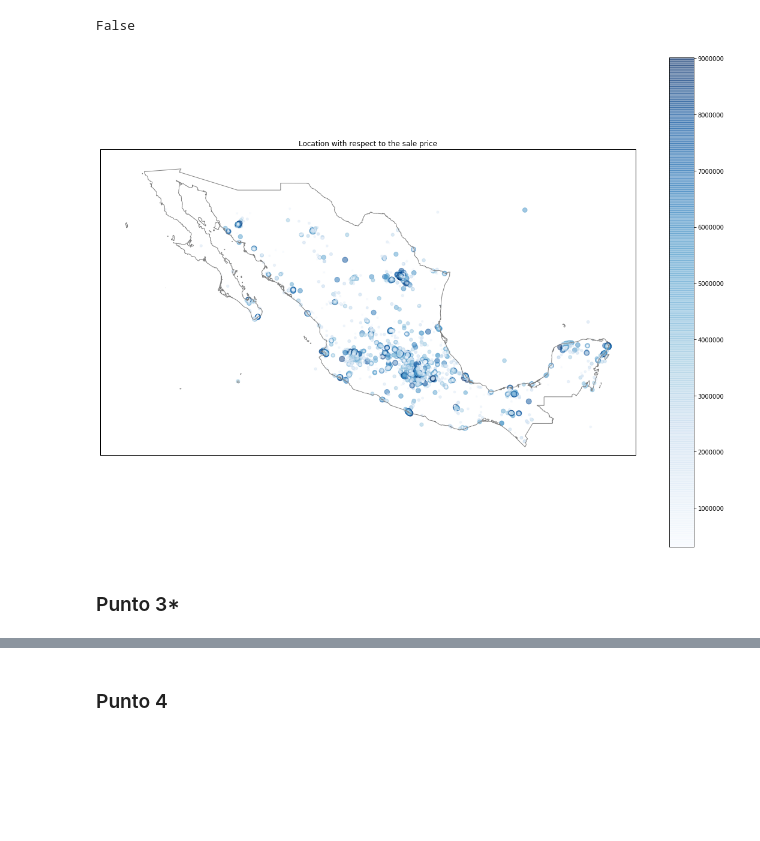
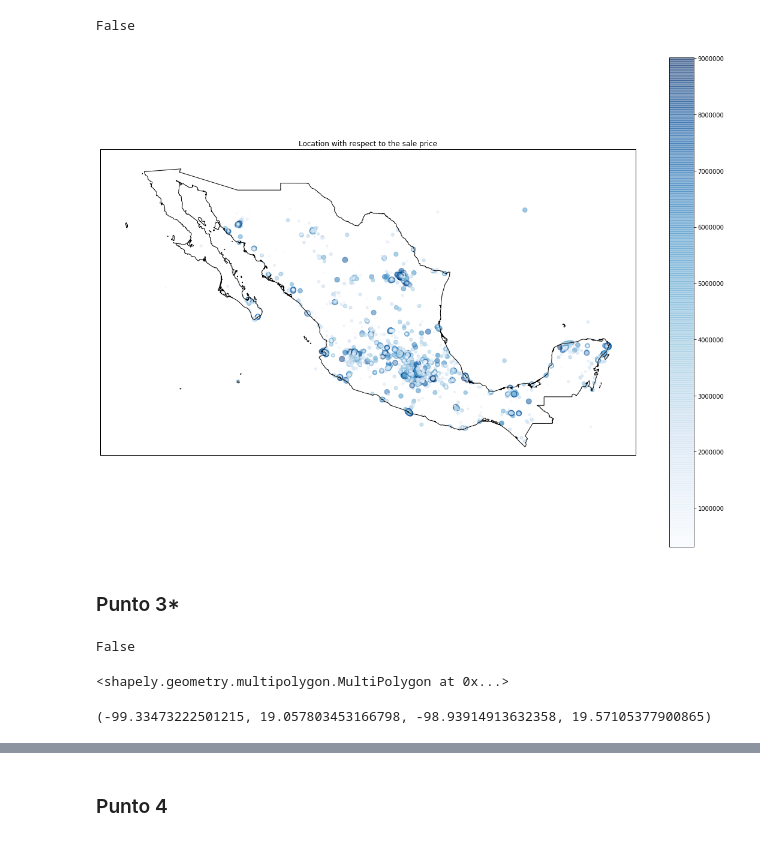
Before and after one commit to nbuzzano/7506-zonaprop, a Jupyter notebook: zonaprop-data-analysis.ipynb, the cells around one changed output, grey strips where cells are left out. Saved outputs shown, nothing was run; the diff lists cells and outputs as text; code cells hidden in the pictures; blank space fills up the shorter version.

```diff
--- a/zonaprop-data-analysis.ipynb
+++ b/zonaprop-data-analysis.ipynb
@@ -610,18 +610,18 @@ False
 # %%
 plt.figure(figsize = [20,15])
 
 ax = plt.axes(projection=ccrs.PlateCarree())
 
-ax.add_geometries(poly, crs=ccrs.PlateCarree(), facecolor='none', edgecolor='0.5')
+ax.add_geometries(poly, crs=ccrs.PlateCarree(), facecolor='none', edgecolor='0')
 
 df3.plot(kind="scatter", x="lng", y="lat", s=df3['precio']/10**5,
                  c = df3['precio'], cmap="Blues", colorbar=True, ax=ax, alpha=0.5)
 plt.title('Location with respect to the sale price')
 
 #Set the map on mexico's location
 ax.set_extent([-120, -85, 14, 34], crs=ccrs.PlateCarree())
 # %% [output]
-[figure, old version]
+[figure, new version]
 # %% [markdown]
 ### Punto 3*
 # %%
@@ -628,0 +642,18 @@ ax.set_extent([-120, -85, 14, 34], crs=ccrs.PlateCarree())
+# %%
+poly is None
+# %% [output]
+False
+# %%
+poly
+# %% [output]
+<shapely.geometry.multipolygon.MultiPolygon at 0x...>
+# %%
+poly.bounds
+# (minx, miny, maxx, maxy)
+# (-99.33473222501215, 19.057803453166798, -98.93914913632358, 19.57105377900865)
+
+# reordeno (minx, miny, maxx, maxy) A (minx, maxx, miny, maxy)
+# esto lo hago para que lo use la funcion "set_extent" que recibe de la forma (left, right, bottom, top)
+# >> (-99.33473222501215,  -98.93914913632358, 19.057803453166798, , 19.57105377900865)
+# %% [output]
+(-99.33473222501215, 19.057803453166798, -98.93914913632358, 19.57105377900865)
```
Also changed, not shown: parts of 7 cells of this notebook.
